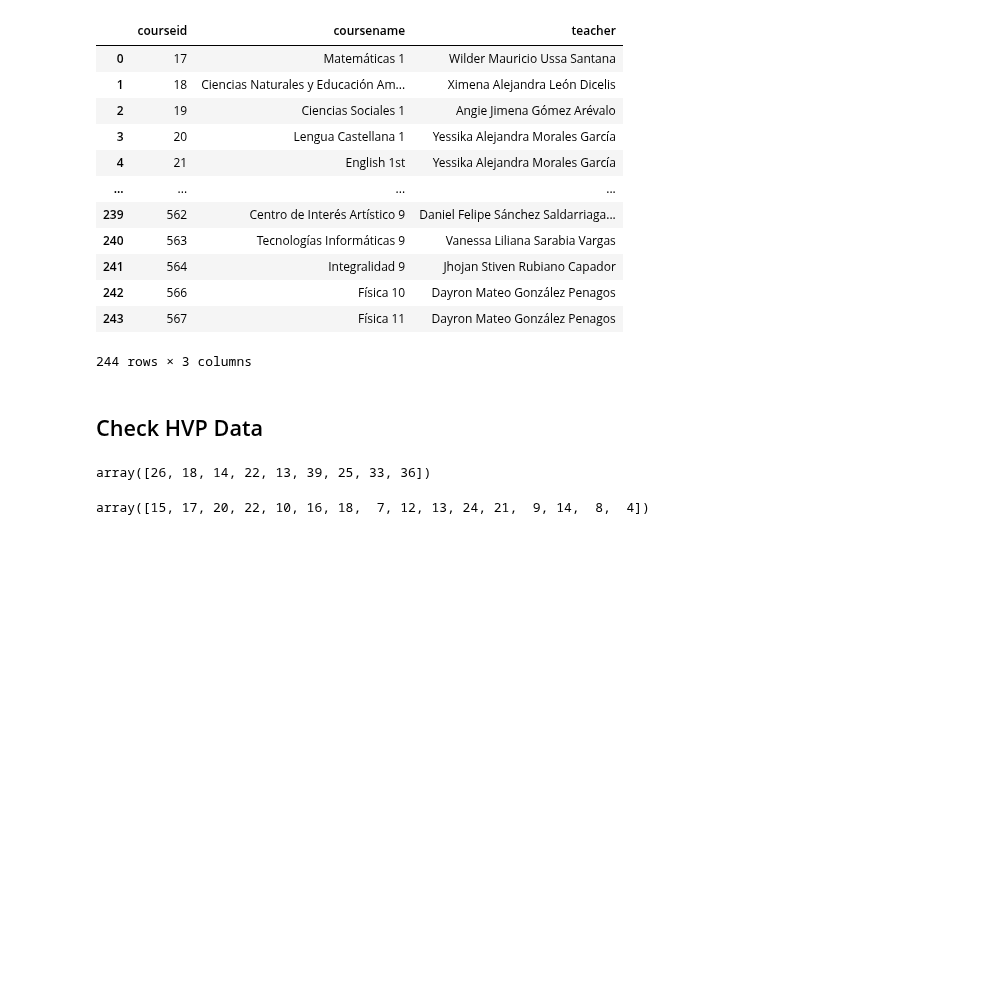
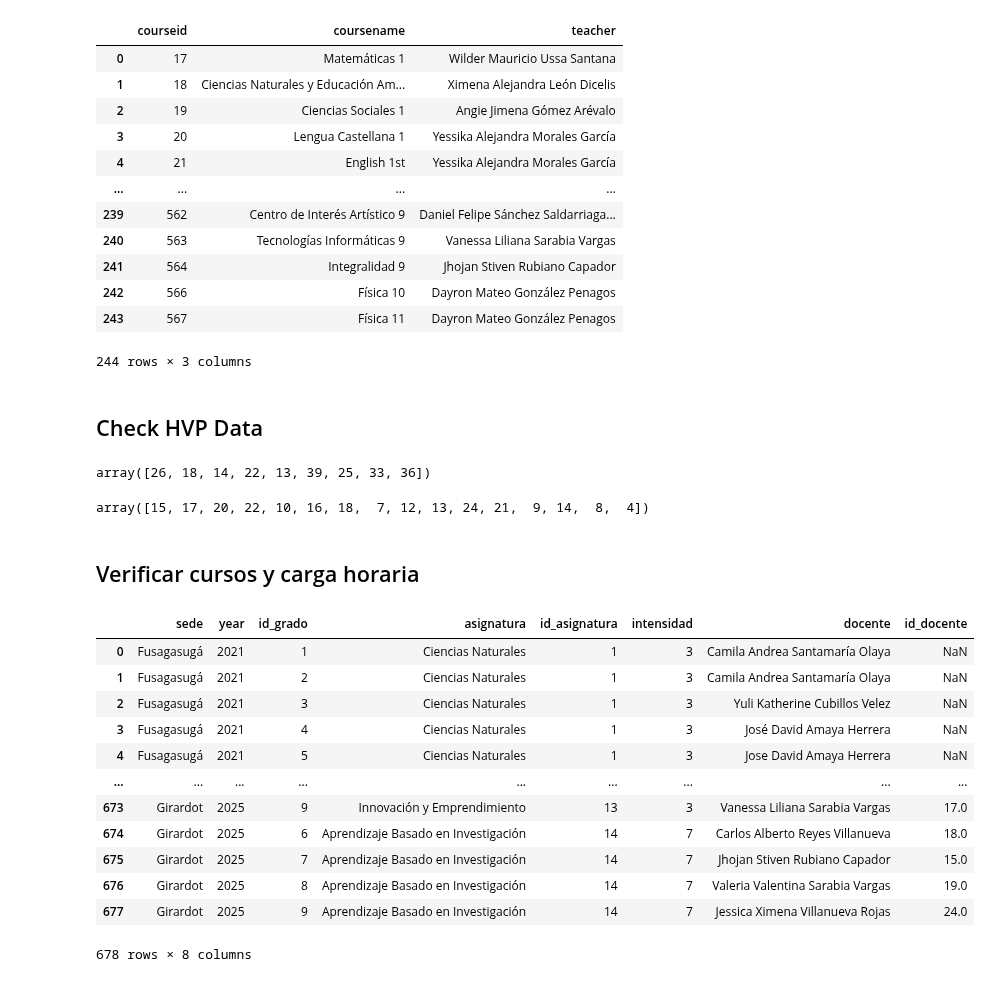
Before and after one commit to didi-gg/formar-innovar, a Jupyter notebook: notebooks/other/checker.ipynb, the cells around one changed output. Saved outputs shown, nothing was run; the diff lists cells and outputs as text; code cells hidden in the pictures; blank space fills up the shorter version.

```diff
--- a/notebooks/other/checker.ipynb
+++ b/notebooks/other/checker.ipynb
@@ -563,3 +563,22 @@ array([26, 18, 14, 22, 13, 39, 25, 33, 36])
 moodle_modules_featured['total_estudiantes'].unique()
 # %% [output]
 array([15, 17, 20, 22, 10, 16, 18,  7, 12, 13, 24, 21,  9, 14,  8,  4])
+# %% [markdown]
+## Verificar cursos y carga horaria
+# %%
+df_carga = pd.read_csv('data/raw/tablas_maestras/carga_horaria.csv')
+df_carga
+# %% [output]
+|  | sede | year | id_grado | asignatura | id_asignatura | intensidad | docente | id_docente |
+| 0 | Fusagasugá | 2021 | 1 | Ciencias Naturales | 1 | 3 | Camila Andrea Santamaría Olaya | NaN |
+| 1 | Fusagasugá | 2021 | 2 | Ciencias Naturales | 1 | 3 | Camila Andrea Santamaría Olaya | NaN |
+| 2 | Fusagasugá | 2021 | 3 | Ciencias Naturales | 1 | 3 | Yuli Katherine Cubillos Velez | NaN |
+| 3 | Fusagasugá | 2021 | 4 | Ciencias Naturales | 1 | 3 | José David Amaya Herrera | NaN |
+| 4 | Fusagasugá | 2021 | 5 | Ciencias Naturales | 1 | 3 | Jose David Amaya Herrera | NaN |
+| ... | ... | ... | ... | ... | ... | ... | ... | ... |
+| 673 | Girardot | 2025 | 9 | Innovación y Emprendimiento | 13 | 3 | Vanessa Liliana Sarabia Vargas | 17.0 |
+| 674 | Girardot | 2025 | 6 | Aprendizaje Basado en Investigación | 14 | 7 | Carlos Alberto Reyes Villanueva | 18.0 |
+| 675 | Girardot | 2025 | 7 | Aprendizaje Basado en Investigación | 14 | 7 | Jhojan Stiven Rubiano Capador | 15.0 |
+| 676 | Girardot | 2025 | 8 | Aprendizaje Basado en Investigación | 14 | 7 | Valeria Valentina Sarabia Vargas | 19.0 |
+| 677 | Girardot | 2025 | 9 | Aprendizaje Basado en Investigación | 14 | 7 | Jessica Ximena Villanueva Rojas | 24.0 |
+678 rows × 8 columns
```
Also changed, not shown: parts of 6 cells of this notebook.
